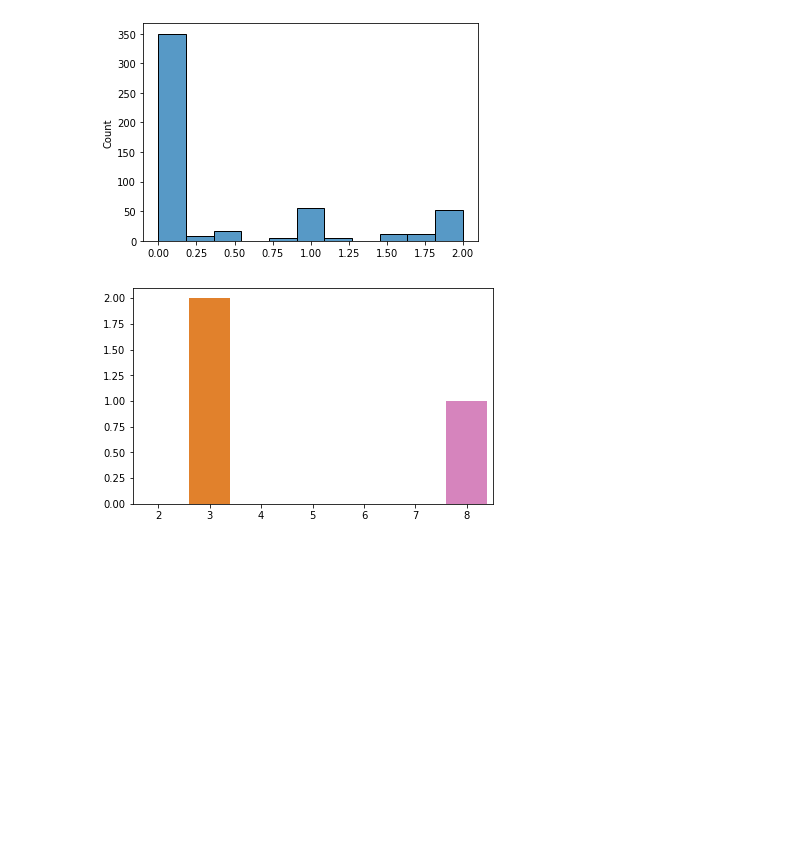
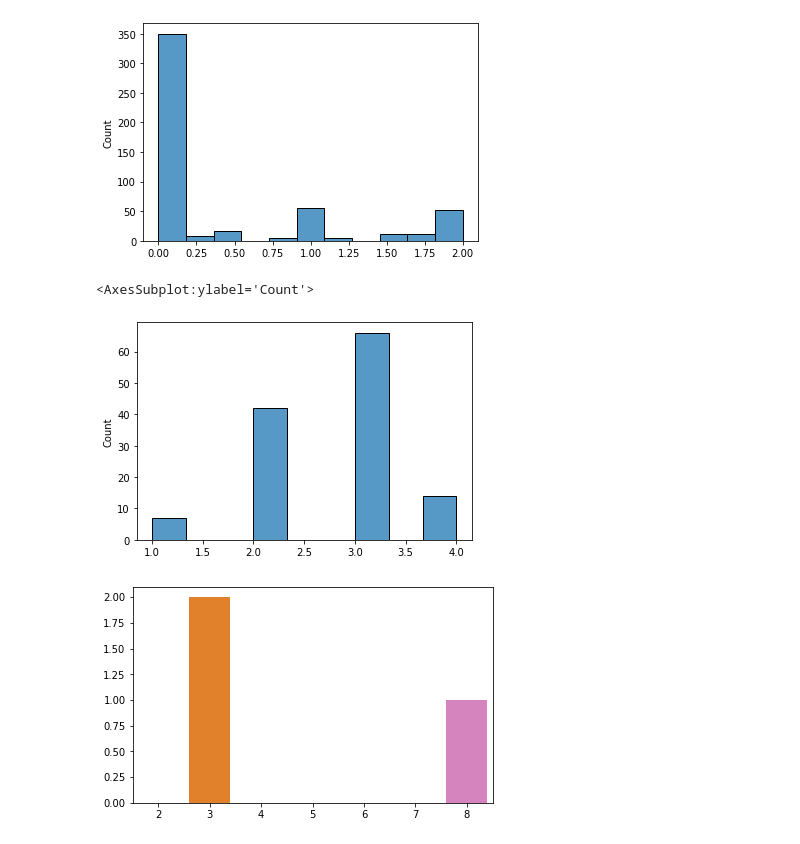
Before and after one commit to The-Language-and-Learning-Analytics-Lab/cult-div-rqa, a Jupyter notebook: Visualization.ipynb, the cells around one changed output. Saved outputs shown, nothing was run; the diff lists cells and outputs as text; code cells hidden in the pictures; blank space fills up the shorter version.

```diff
--- a/Visualization.ipynb
+++ b/Visualization.ipynb
@@ -147,6 +183,11 @@ sns.histplot(list(data.groupby(['mellon_id']).revise_score.max()))
 # %% [output]
 <AxesSubplot:ylabel='Count'>
 [figure]
+# %%
+sns.histplot([len(x) for x in data.groupby(['session_id']).ethnicity.unique()])
+# %% [output]
+<AxesSubplot:ylabel='Count'>
+[figure, added]
 # %%
 fig = plt.figure(figsize=(5,3))
 ax = fig.add_axes([0,0,1,1])
```
Also changed, not shown: parts of 7 cells of this notebook, 2 other files.
